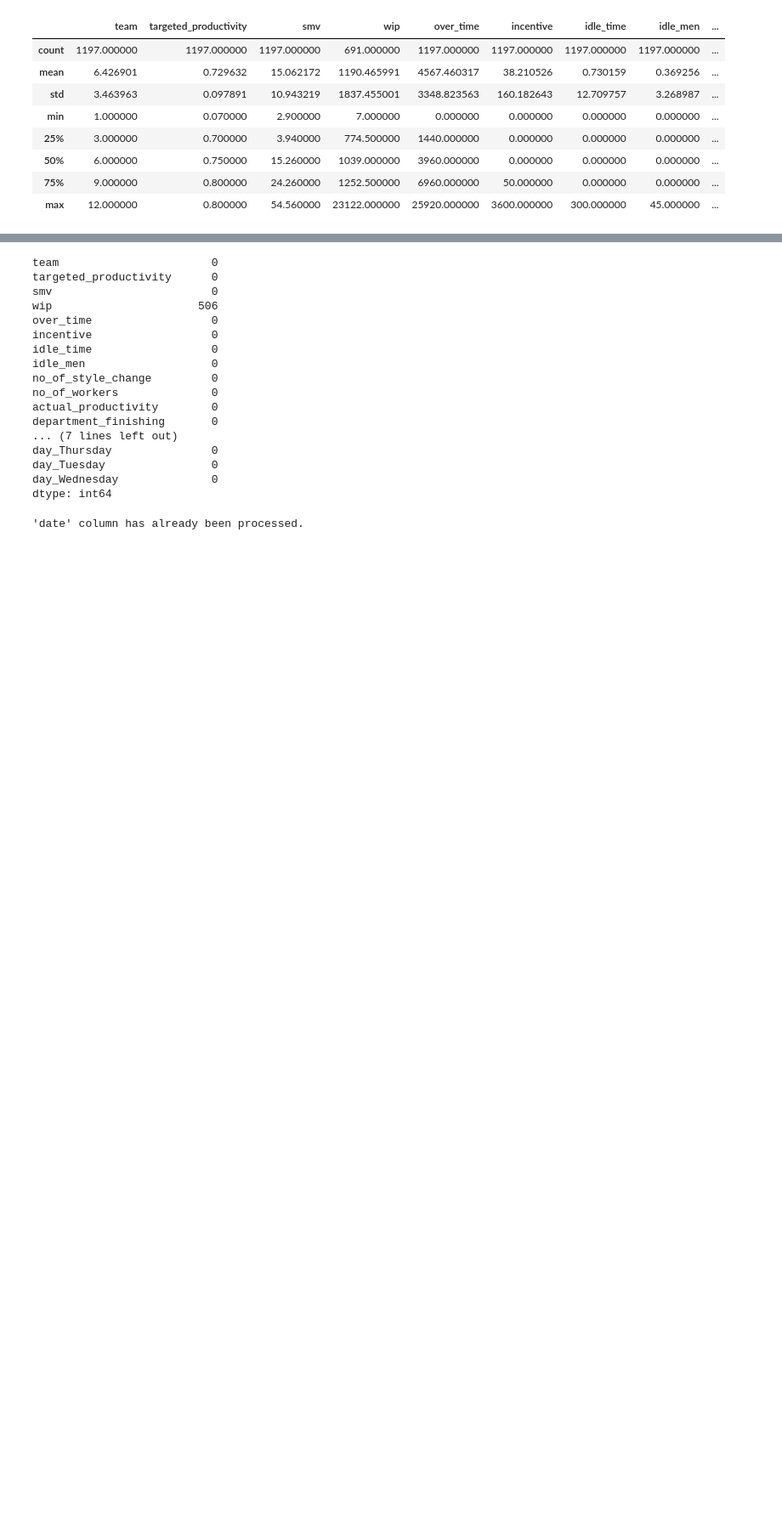
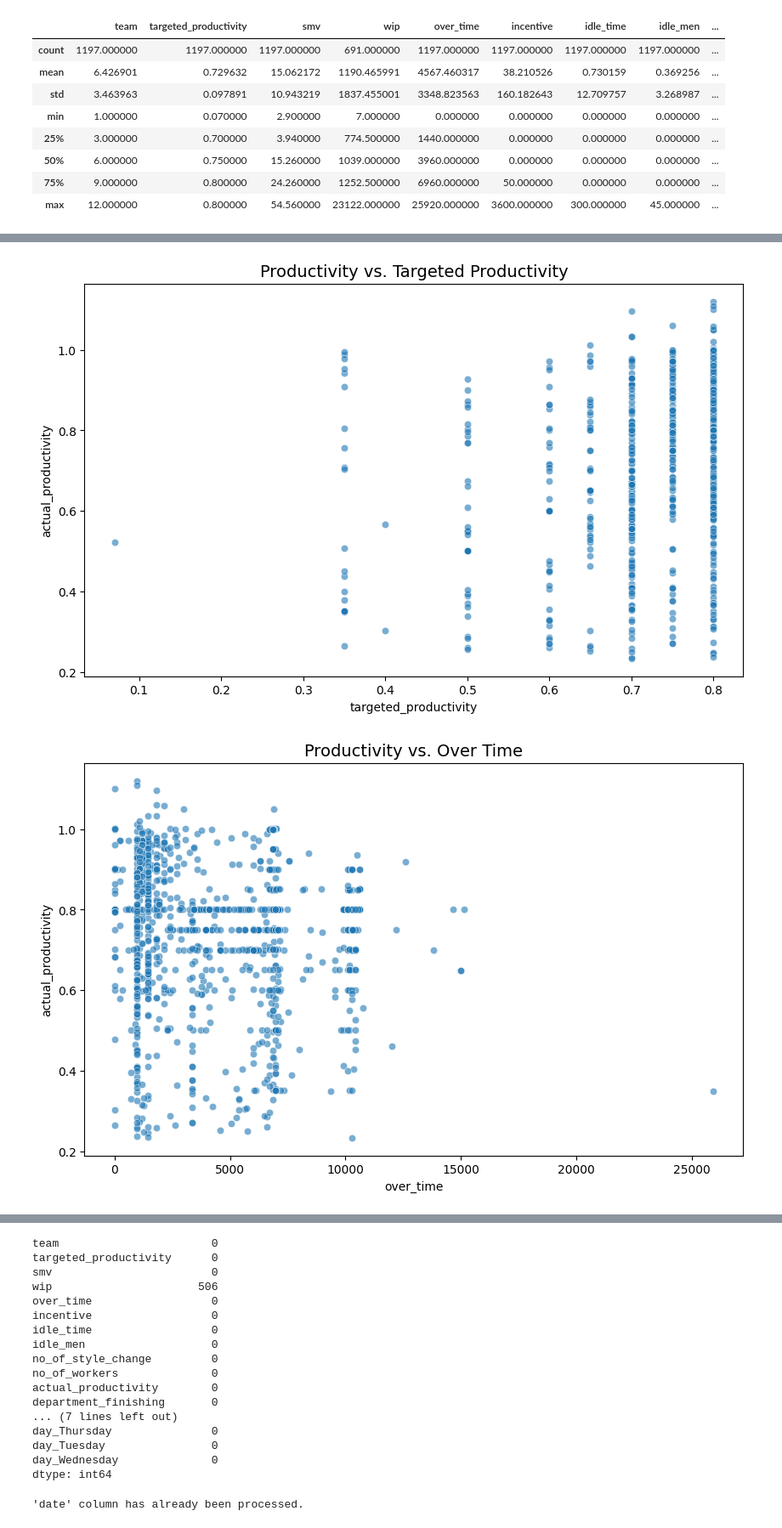
Before and after one commit to AyushTripathi0809/Employee-Performance-Prediction, a Jupyter notebook: TrainingFiles/Machine Learning.ipynb, the cells around one changed output, grey strips where cells are left out. Shown at 85% size. Saved outputs shown, nothing was run; the diff lists cells and outputs as text; code cells hidden in the pictures; blank space fills up the shorter version.

```diff
--- a/TrainingFiles/Machine Learning.ipynb
+++ b/TrainingFiles/Machine Learning.ipynb
@@ -75,0 +95,21 @@ df.describe()
+# %%
+# Boxplots for key categorical features vs. Productivity
+categorical_features = ['quarter', 'department', 'day']
+for feature in categorical_features:
+    if feature in df.columns:
+        plt.figure(figsize=(10, 6))
+        sns.boxplot(x=df[feature], y=df['actual_productivity'])
+        plt.title(f'Productivity Across Different {feature.title()}s', fontsize=14)
+        plt.show()
+
+# Scatterplots for key numerical features vs. Productivity
+numerical_features_to_plot = ['targeted_productivity', 'over_time', 'incentive', 'no_of_workers']
+for feature in numerical_features_to_plot:
+    if feature in df.columns:
+        plt.figure(figsize=(10, 6))
+        sns.scatterplot(x=df[feature], y=df['actual_productivity'], alpha=0.6)
+        plt.title(f'Productivity vs. {feature.replace("_", " ").title()}', fontsize=14)
+        plt.show()
+# %% [output]
+[figure, added]
+[figure, added]
```
Also changed, not shown: parts of 3 cells of this notebook, 2 other files.
